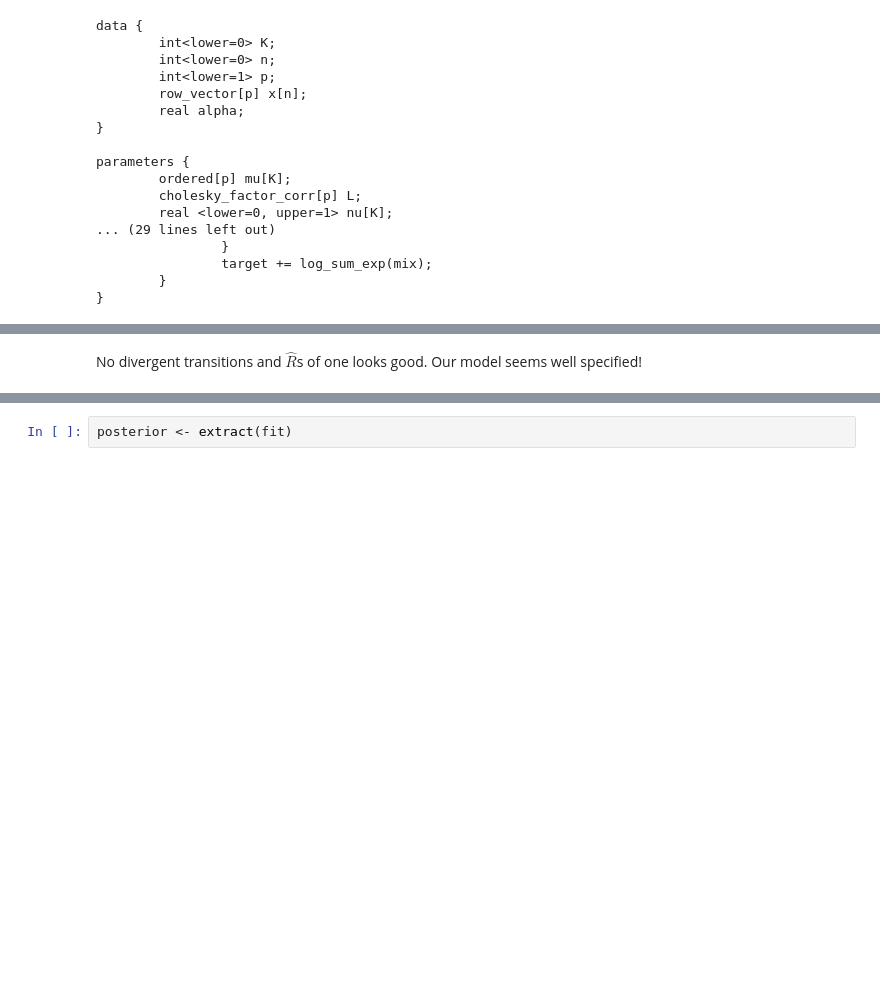
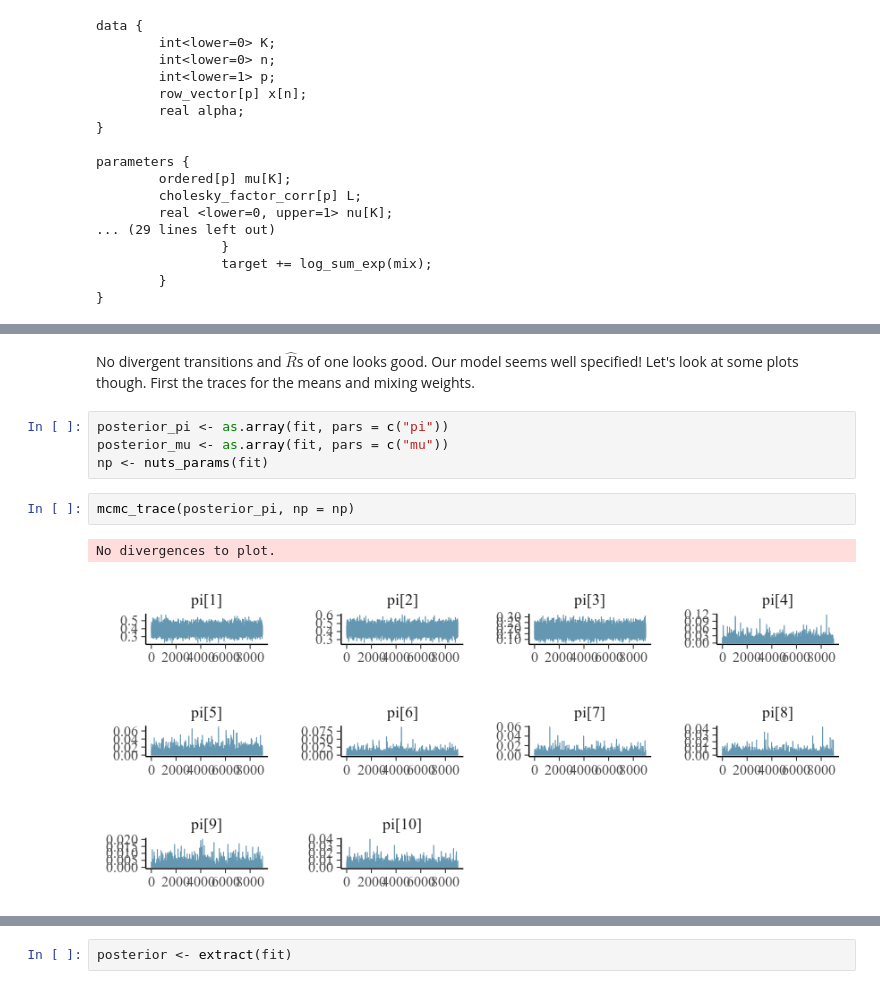
Before and after one commit to dirmeier/etudes, a Jupyter notebook: dirichlet_process_mixture_models.ipynb, the cells around one changed output, grey strips where cells are left out. Saved outputs shown, nothing was run; the diff lists cells and outputs as text; blank space fills up the shorter version.

```diff
--- a/dirichlet_process_mixture_models.ipynb
+++ b/dirichlet_process_mixture_models.ipynb
@@ -317,4 +335,13 @@ For each parameter, n_eff is a crude measure of effective sample size,
 and Rhat is the potential scale reduction factor on split chains (at
 convergence, Rhat=1).
 # %% [markdown]
-No divergent transitions and $\hat{R}$s of one looks good. Our model seems well specified!
+No divergent transitions and $\hat{R}$s of one looks good. Our model seems well specified! Let's look at some plots though. First the traces for the means and mixing weights.
+# %%
+posterior_pi <- as.array(fit, pars = c("pi"))
+posterior_mu <- as.array(fit, pars = c("mu"))
+np <- nuts_params(fit)
+# %%
+mcmc_trace(posterior_pi, np = np)
+# %% [output]
+No divergences to plot.
+[figure, added]
```
Also changed, not shown: parts of 30 cells of this notebook, 1 other file.
